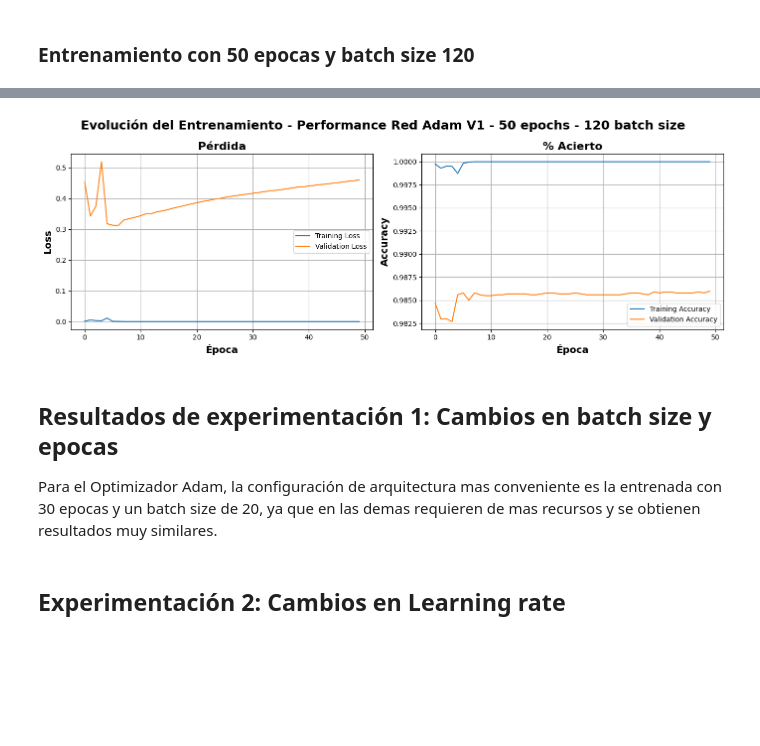
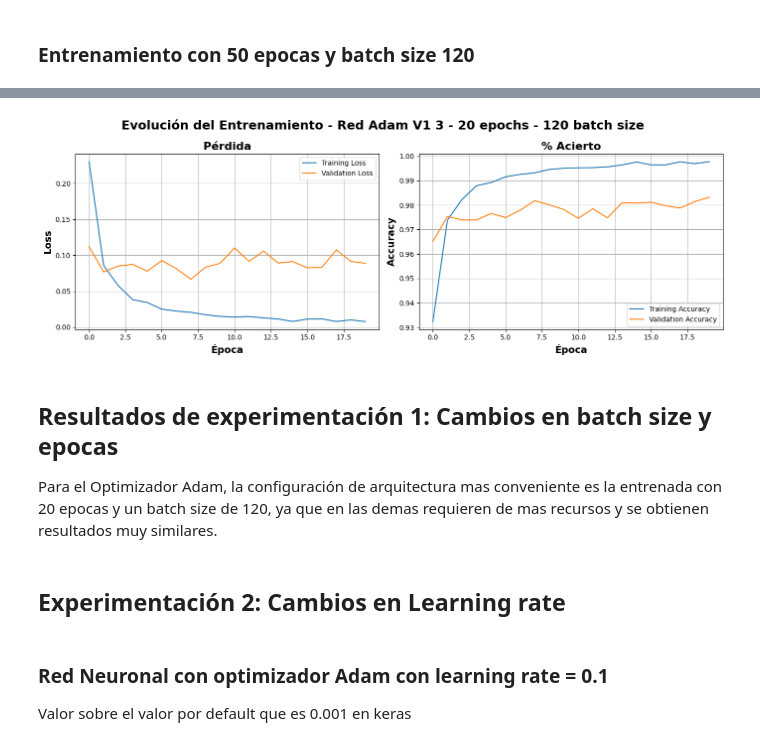
Before and after one commit to IJozk/DeepL, a Jupyter notebook: Copia_de_DLY0100_Entrega_1_Equipo_4.ipynb, the cells around one changed output, grey strips where cells are left out. Saved outputs shown, nothing was run; the diff lists cells and outputs as text; code cells hidden in the pictures; blank space fills up the shorter version.

```diff
--- a/Copia_de_DLY0100_Entrega_1_Equipo_4.ipynb
+++ b/Copia_de_DLY0100_Entrega_1_Equipo_4.ipynb
@@ -235,7 +237,7 @@ def crear_red_neuronal(
     N,                          # Dimension de entrada
     C,                          # Neuronas de salida (clases)
     activaciones,               # Lista de funciones de activación por capa (ej: ['relu', 'relu', 'relu', 'softmax'])
-    neuronas=[1024, 512, 256],  # Neuronas por capa oculta (por defecto: [1024, 512, 256])
+    neuronas=[512, 256, 128],  # Neuronas por capa oculta (por defecto: [1024, 512, 256])
     dropout=None,               # None o lista de tasas de dropout por capa (ej: [0.2, 0.3, 0.1])
     nombre="Red_Personalizada"  # Nombre de la red
 ):
@@ -447,0 +443,33 @@ Epoch 50/50
+# %%
+neuronas=[512, 256, 128]
+
+activaciones = ['relu', 'relu', 'relu', 'softmax']  # Activaciones por capa
+nombre_red = "Red_Neuronal_Adam_V1_3"
+
+## Descripción red
+red_adamv1_3_descrip = "Optimizer: Adam \n Activation: Relu + Softmax \n Drop out: No \n Loss: Categorical crossentropy"
+
+## Crear red
+red_adamv1_3 = crear_red_neuronal(
+    N=N,
+    C=C,
+    neuronas=neuronas,
+    activaciones=activaciones,
+    dropout=None,
+    nombre=nombre_red
+)
+
+red_adamv1_3.compile(
+    loss= 'categorical_crossentropy',
+    optimizer='adam',
+    metrics=['accuracy']
+)
+
+## Entrenamiento de la red
+hist_redadamv1_3 = red_adamv1_3.fit(
+        X_train, y_train,
+        epochs=20,
+        batch_size=120,
+        validation_data=(X_test, y_test),
+        verbose=1
+    )
@@ -448,10 +510,14 @@ Epoch 50/50
 # %%
-plot_history(hist_redadamv1_3, name_model='Red Adam V1 3 - 50 epochs - 120 batch size')
+plot_history(hist_redadamv1_3, name_model='Red Adam V1 3 - 20 epochs - 120 batch size')
 # %% [output]
-[figure, old version]
+[figure, new version]
 # %% [markdown]
 ## Resultados de experimentación 1: Cambios en batch size y epocas
 
-Para el Optimizador Adam, la configuración de arquitectura mas conveniente es la entrenada con 30 epocas y un batch size de 20, ya que en las demas requieren de mas recursos y se obtienen resultados muy similares.
+Para el Optimizador Adam, la configuración de arquitectura mas conveniente es la entrenada con 20 epocas y un batch size de 120, ya que en las demas requieren de mas recursos y se obtienen resultados muy similares.
 # %% [markdown]
 ## Experimentación 2:  Cambios en Learning rate
+# %% [markdown]
+### Red Neuronal con optimizador Adam con learning rate = 0.1
+
+Valor sobre el valor por default que es 0.001 en keras
```
Also changed, not shown: parts of 43 cells of this notebook, 5 other files.
